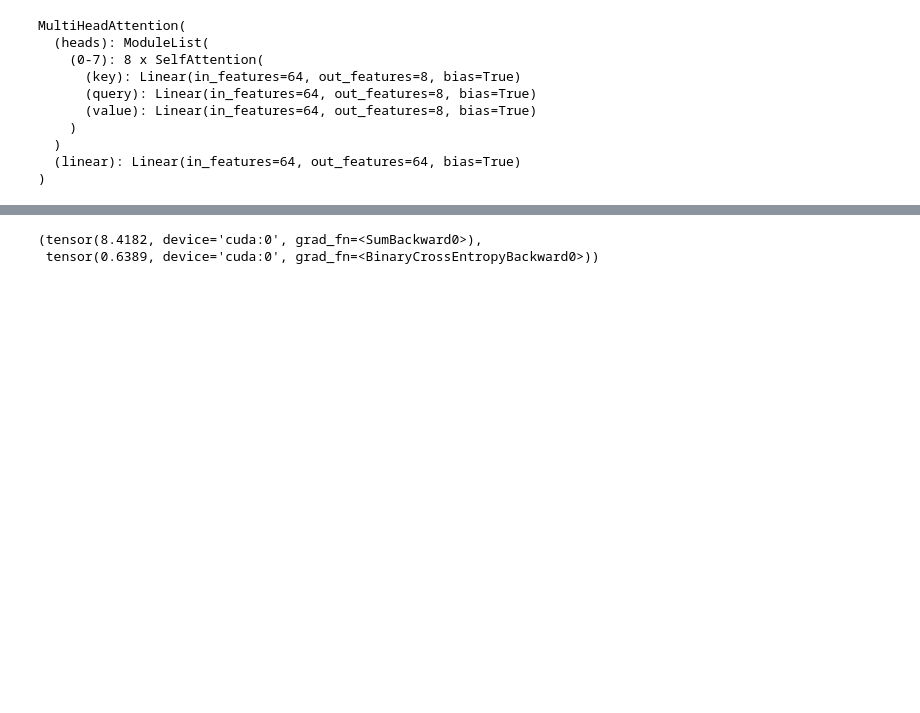
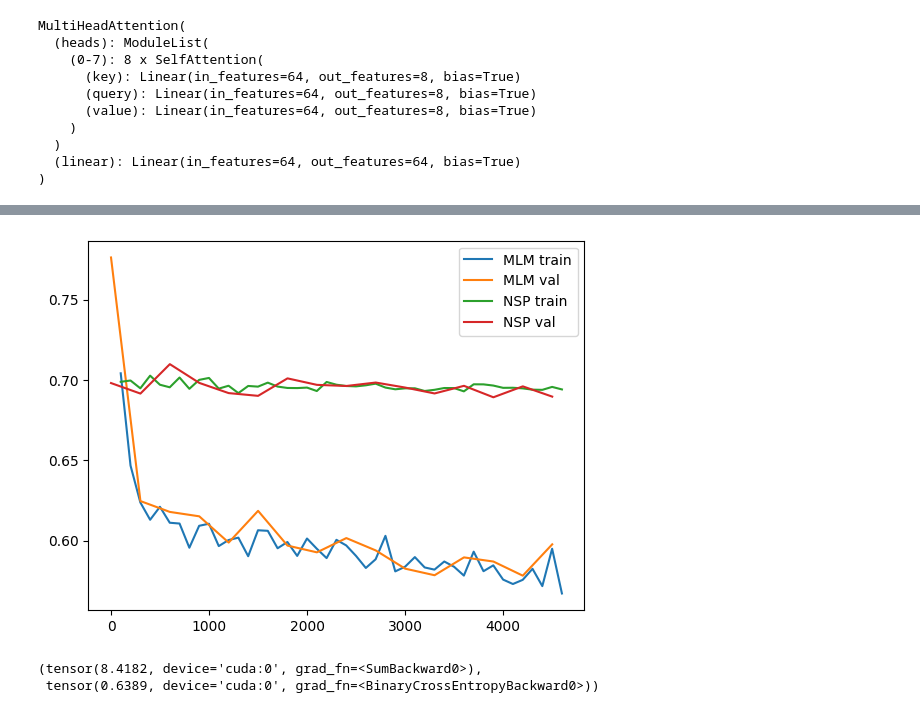
Before and after one commit to SolbiatiAlessandro/machine-learning, a Jupyter notebook: BERT/BERT.ipynb, the cells around one changed output, grey strips where cells are left out. Cells and saved outputs as stored; diff of their text form; code cells hidden in the pictures; blank space fills up the shorter version.

```diff
--- a/BERT/BERT.ipynb
+++ b/BERT/BERT.ipynb
@@ -152,9 +152,9 @@ class BERTDataLoader(DataLoader):
         self.MASK = self.SEP + 1
         print(f"new tokens: {self.max_vocab_size}, {self.CLS}, {self.SEP}, {self.MASK}")
 
-    def next_batch(self, device=device, test=False):
+    def next_batch(self, device=device, test=False, mode="train"):
         """return x, y for Masked Language Model (MLM), MLM loss mask, y for Next Sentence Prediction"""
-        _x, _ = super().next_batch(device=None)
+        _x, _ = super().next_batch(device=None, mode=mode)
         x, y_MLM, ix_MLM, y_NSP = [], [], [], []
         assert len(_x) % 2 == 0, "BERTDataLoader batch size should be % 2 == 0"
         for ix in range(int(len(_x) / 2)):
@@ -388,2 +548,11 @@ BERT(
 # %%
-x, y_MLM, loss_mask_MLM, y_NSP = data_loader.next_batch(device=device)
+from matplotlib import pyplot as plt
+
+plt.plot(*MLMloss.train_loss_series(), label="MLM train")
+plt.plot(*MLMloss.val_loss_series(), label="MLM val")
+plt.plot(*NSPloss.train_loss_series(), label="NSP train")
+plt.plot(*NSPloss.val_loss_series(), label="NSP val")
+plt.legend()
+plt.show()
+# %% [output]
+[figure, added]
```
Also changed, not shown: parts of 11 cells of this notebook.
